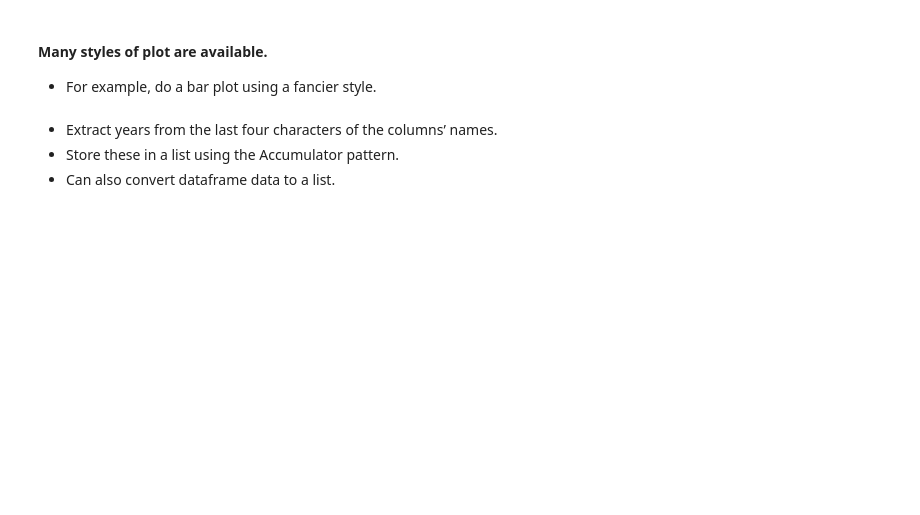
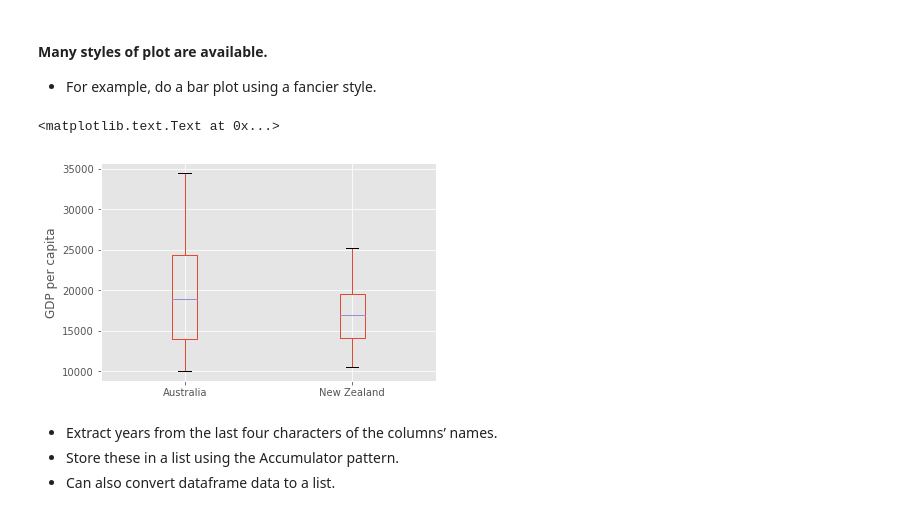
Before and after one commit to tobyhodges/software-carpentry-embl-2017, a Jupyter notebook: Day2/3_3-plotting.ipynb, the cells around one changed output. Cells and saved outputs as stored; diff of their text form; code cells hidden in the pictures; blank space fills up the shorter version.

```diff
--- a/Day2/3_3-plotting.ipynb
+++ b/Day2/3_3-plotting.ipynb
@@ -55,11 +77,13 @@ import pandas
 # %%
 plt.style.use('ggplot')
 
-data.T.plot(kind='bar')
+#help(df.plot)
 
-plt.xticks(rotation=90)
-
+df.T.plot(kind='box')
 plt.ylabel('GDP per capita')
+# %% [output]
+<matplotlib.text.Text at 0x...>
+[figure, added]
 # %% [markdown]
 - Extract years from the last four characters of the columns’ names.
 - Store these in a list using the Accumulator pattern.
```
Also changed, not shown: parts of 11 cells of this notebook, 5 other files.
